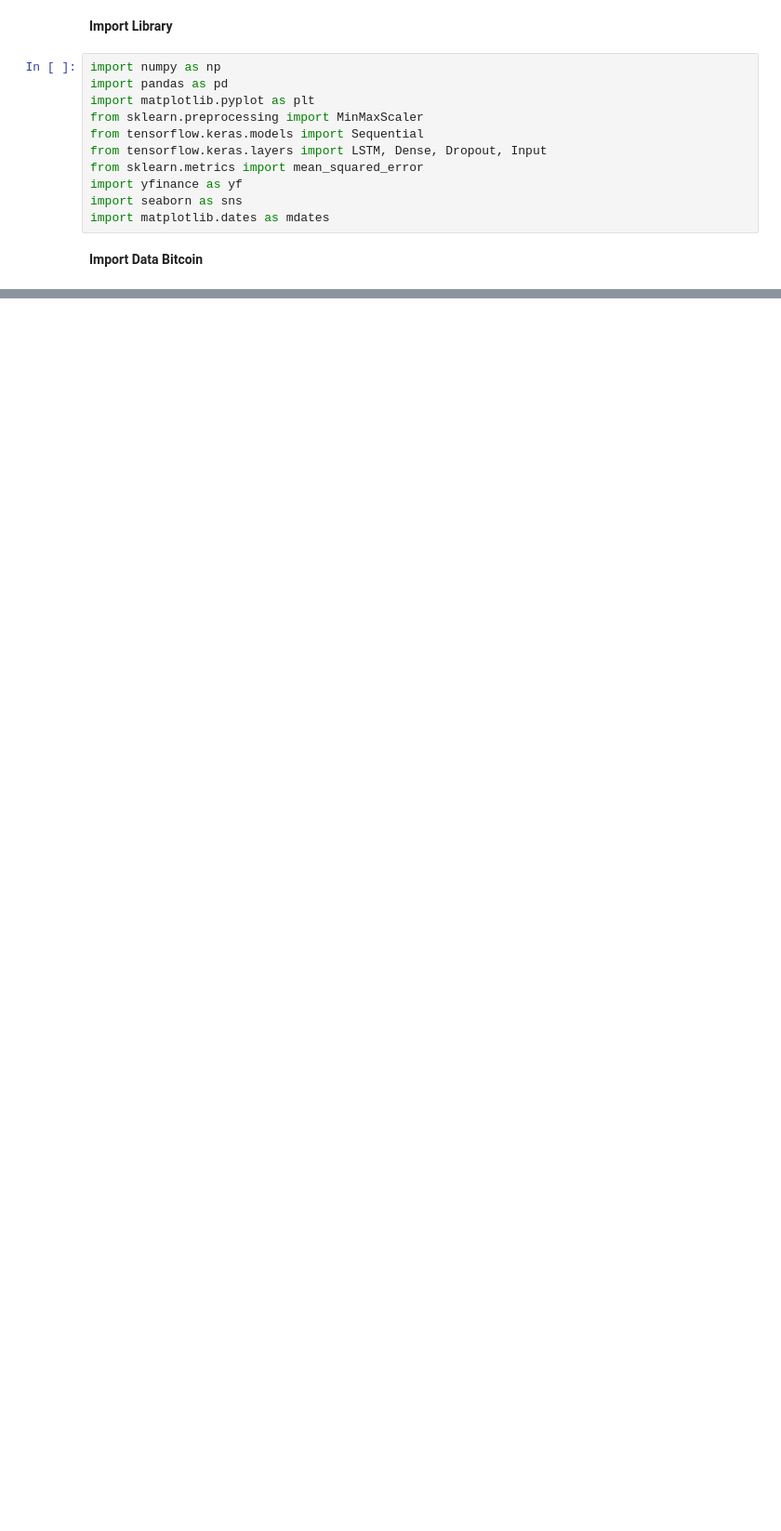
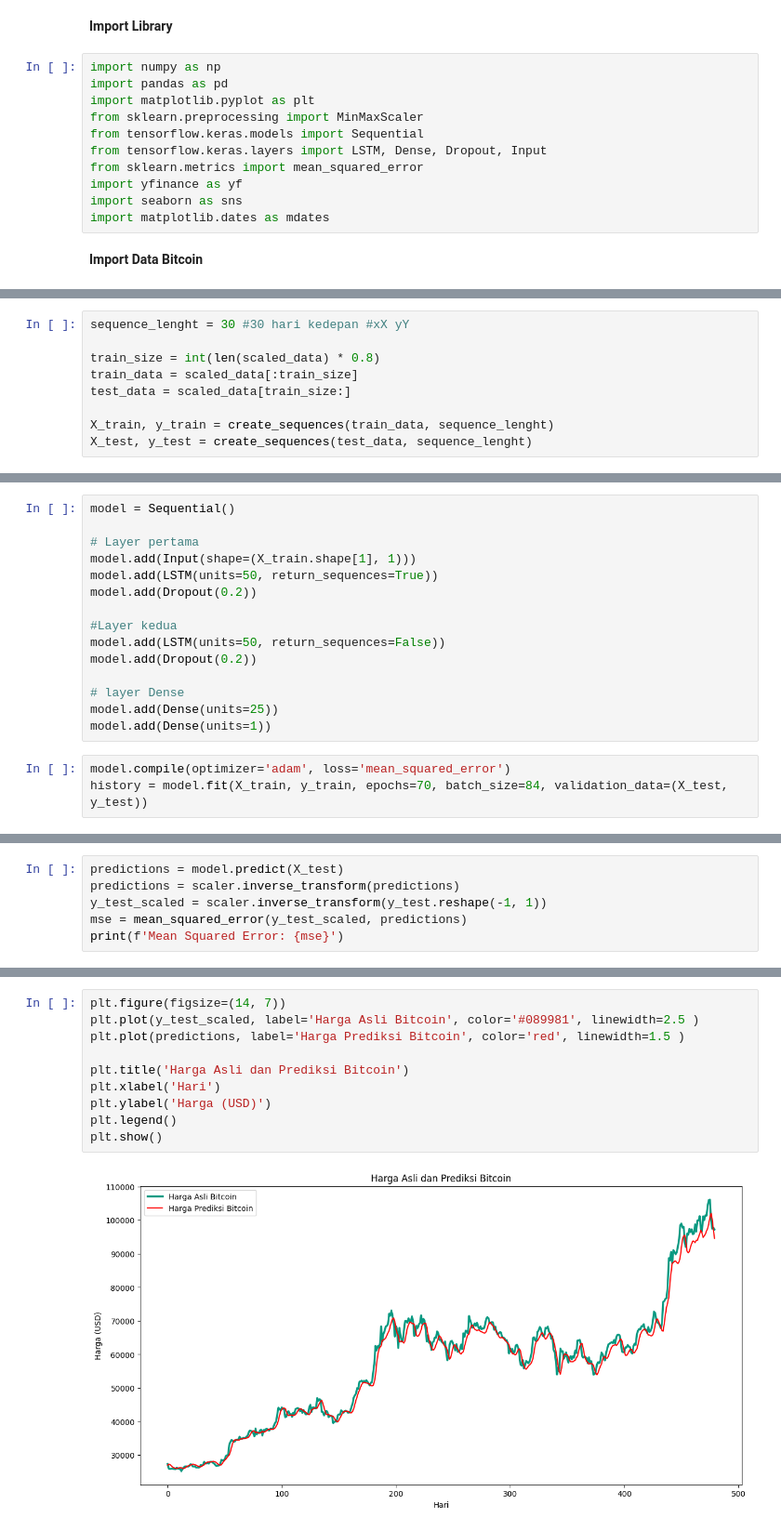
Before and after one commit to Luseat/Prediksi-BTC-USD, a Jupyter notebook: BTC_USD.ipynb, the cells around one changed output, grey strips where cells are left out. Shown at 93% size. Drawn from its saved outputs; the diff is of its cells as text; blank space fills up the shorter version.

```diff
--- a/BTC_USD.ipynb
+++ b/BTC_USD.ipynb
@@ -57,0 +80,9 @@ plt.show()
+# %%
+sequence_lenght = 30 #30 hari kedepan #xX yY
+
+train_size = int(len(scaled_data) * 0.8)
+train_data = scaled_data[:train_size]
+test_data = scaled_data[train_size:]
+
+X_train, y_train = create_sequences(train_data, sequence_lenght)
+X_test, y_test = create_sequences(test_data, sequence_lenght)
@@ -57,0 +91,18 @@ plt.show()
+# %%
+model = Sequential()
+
+# Layer pertama
+model.add(Input(shape=(X_train.shape[1], 1)))
+model.add(LSTM(units=50, return_sequences=True))
+model.add(Dropout(0.2))
+
+#Layer kedua
+model.add(LSTM(units=50, return_sequences=False))
+model.add(Dropout(0.2))
+
+# layer Dense
+model.add(Dense(units=25))
+model.add(Dense(units=1))
+# %%
+model.compile(optimizer='adam', loss='mean_squared_error')
+history = model.fit(X_train, y_train, epochs=70, batch_size=84, validation_data=(X_test, y_test))
@@ -57,0 +129,6 @@ plt.show()
+# %%
+predictions = model.predict(X_test)
+predictions = scaler.inverse_transform(predictions)
+y_test_scaled = scaler.inverse_transform(y_test.reshape(-1, 1))
+mse = mean_squared_error(y_test_scaled, predictions)
+print(f'Mean Squared Error: {mse}')
@@ -57,0 +156,12 @@ plt.show()
+# %%
+plt.figure(figsize=(14, 7))
+plt.plot(y_test_scaled, label='Harga Asli Bitcoin', color='#089981', linewidth=2.5 )
+plt.plot(predictions, label='Harga Prediksi Bitcoin', color='red', linewidth=1.5 )
+
+plt.title('Harga Asli dan Prediksi Bitcoin')
+plt.xlabel('Hari')
+plt.ylabel('Harga (USD)')
+plt.legend()
+plt.show()
+# %% [output]
+[figure, added]
```
Also changed, not shown: parts of 14 cells of this notebook.
